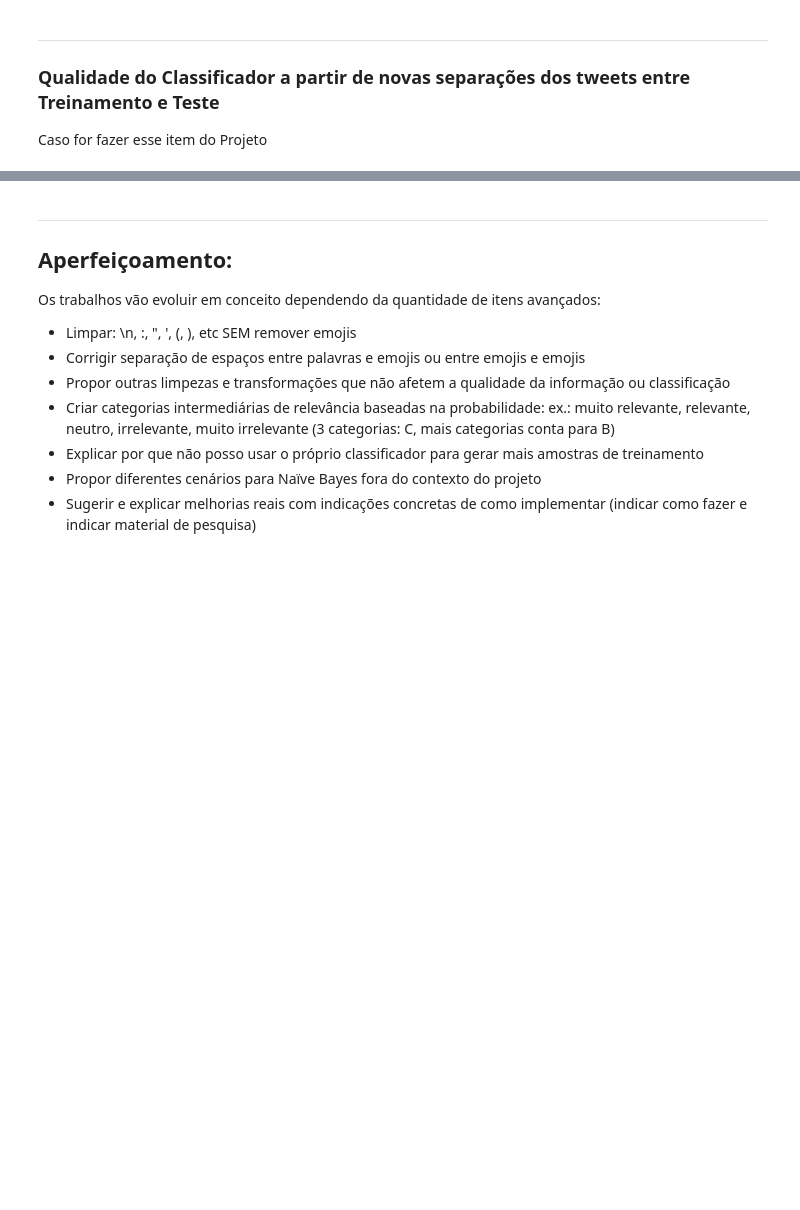
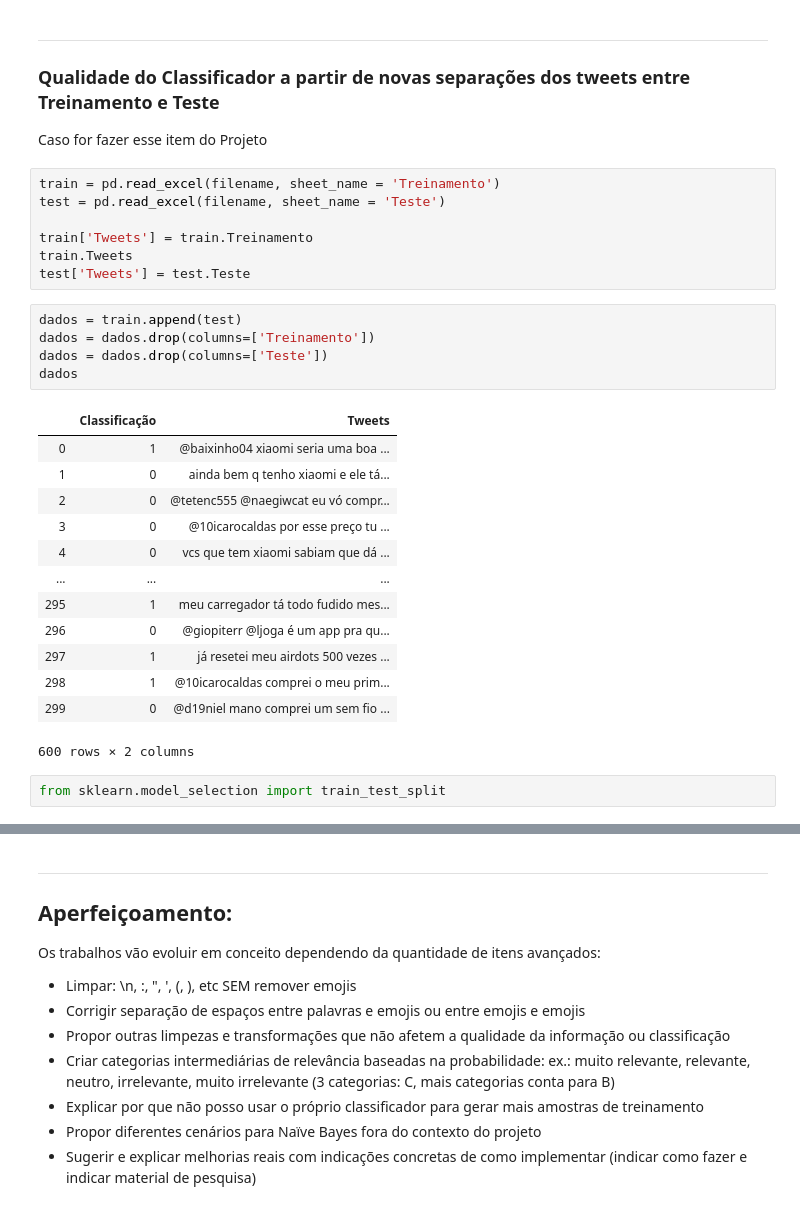
Before and after one commit to gustavopc3/P1-CD21-1, a Jupyter notebook: Projeto1_Layout_Classificador.ipynb, the cells around one changed output, grey strips where cells are left out. Cells and saved outputs as stored; diff of their text form; blank space fills up the shorter version.

```diff
--- a/Projeto1_Layout_Classificador.ipynb
+++ b/Projeto1_Layout_Classificador.ipynb
@@ -404,3 +552,31 @@ ___
 ### Qualidade do Classificador a partir de novas separações dos tweets entre Treinamento e Teste
 
 Caso for fazer esse item do Projeto
+# %%
+train = pd.read_excel(filename, sheet_name = 'Treinamento')
+test = pd.read_excel(filename, sheet_name = 'Teste')
+
+train['Tweets'] = train.Treinamento
+train.Tweets
+test['Tweets'] = test.Teste
+# %%
+dados = train.append(test)
+dados = dados.drop(columns=['Treinamento'])
+dados = dados.drop(columns=['Teste'])
+dados
+# %% [output]
+|  | Classificação | Tweets |
+| 0 | 1 | @baixinho04 xiaomi seria uma boa ... |
+| 1 | 0 | ainda bem q tenho xiaomi e ele tá... |
+| 2 | 0 | @tetenc555 @naegiwcat eu vó compr... |
+| 3 | 0 | @10icarocaldas por esse preço tu ... |
+| 4 | 0 | vcs que tem xiaomi sabiam que dá ... |
+| ... | ... | ... |
+| 295 | 1 | meu carregador tá todo fudido mes... |
+| 296 | 0 | @giopiterr @ljoga é um app pra qu... |
+| 297 | 1 | já resetei meu airdots 500 vezes ... |
+| 298 | 1 | @10icarocaldas comprei o meu prim... |
+| 299 | 0 | @d19niel mano comprei um sem fio ... |
+600 rows × 2 columns
+# %%
+from sklearn.model_selection import train_test_split
```
Also changed, not shown: parts of 37 cells of this notebook.
